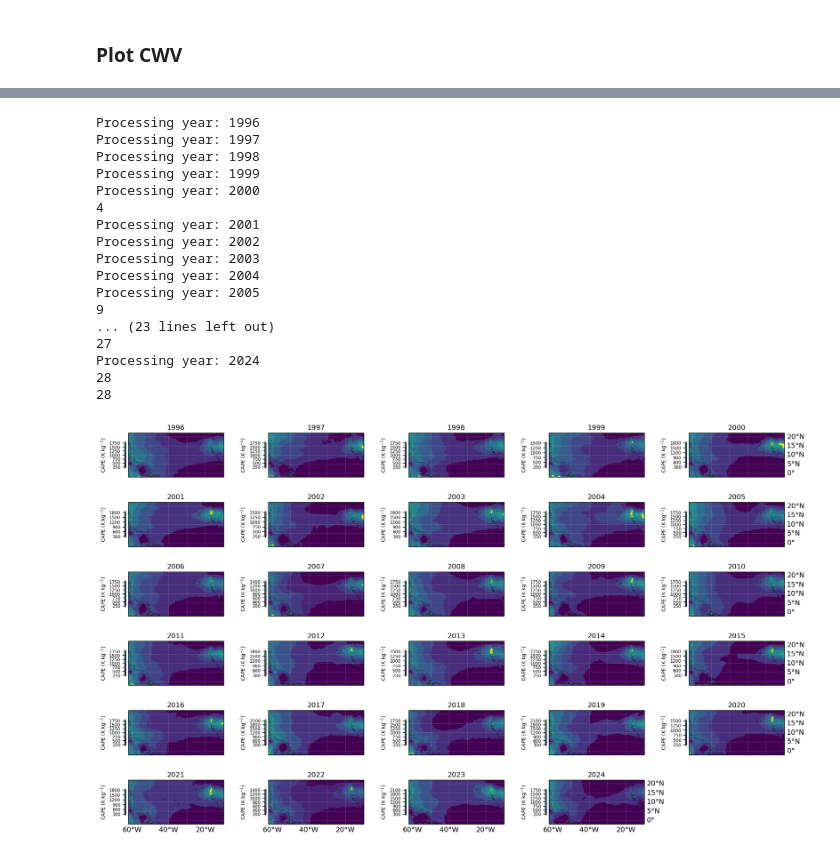
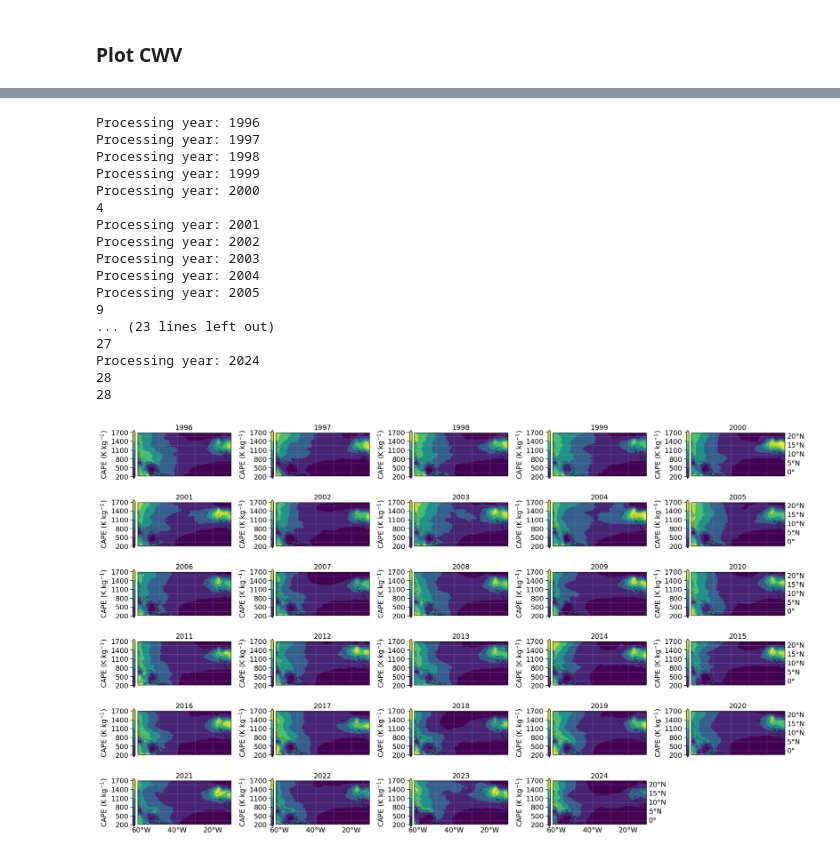
Before and after one commit to allison-wing/PICCOLO, a Jupyter notebook: plot_era5_spatial.ipynb, the cells around one changed output, grey strips where cells are left out. Saved outputs shown, nothing was run; the diff lists cells and outputs as text; code cells hidden in the pictures.

Commit message:
tweaking colorbars

```diff
--- a/plot_era5_spatial.ipynb
+++ b/plot_era5_spatial.ipynb
@@ -88,12 +88,12 @@ for yy in years:
     plt.contourf(cwv_yy_mean.longitude.values,
                  cwv_yy_mean.latitude.values,
                  cwv_yy_mean.tcwv.values,
-                 cmap = 'viridis',levels = np.arange(26, 60, 4)),extend='both')
+                 cmap = 'viridis',levels = np.arange(26, 60, 4),extend='both')
 
     cbar=plt.colorbar(location='left',orientation='vertical',shrink = 0.75, pad=0.02)
-    cbar.set_label('CWV (kg m$^{-2}$)',fontsize=10)
+    cbar.set_label('CWV (kg m$^{-2}$)',fontsize=14)
     cbar.set_ticks(np.arange(26, 60, 4))
-    cbar.set_ticklabels([f'{x:.0f}' for x in np.arange(26, 60, 4)],fontsize=18)
+    cbar.set_ticklabels([f'{x:.0f}' for x in np.arange(26, 60, 4)],fontsize=14)
 
     # Set the plot limits and title
     ax1.set_title(str(yy),size=14)
@@ -234,40 +234,40 @@ for yy in years:
     plt.contourf(cape_yy_mean.longitude.values,
                  cape_yy_mean.latitude.values,
                  cape_yy_mean.cape.values,
-                 cmap = 'viridis',levels=np.arange(200,2500,500),extend='both')
+                 cmap = 'viridis',levels=np.arange(200,2000,300),extend='both')
 
-    cbar=plt.colorbar(location='left',orientation='vertical',shrink = 0.8, pad=0.02)
-    cbar.set_label('CAPE (K kg$^{-1}$)',fontsize=10)
-    cbar.set_ticks(np.arange(200, 2500, 500))
-    cbar.set_ticklabels([f'{x:.0f}' for x in np.arange(200, 2500, 500)],fontsize=18)
+    cbar=plt.colorbar(location='left',orientation='vertical',shrink = 0.75, pad=0.02)
+    cbar.set_label('CAPE (K kg$^{-1}$)',fontsize=14)
+    cbar.set_ticks(np.arange(200, 2000, 300))
+    cbar.set_ticklabels([f'{x:.0f}' for x in np.arange(200, 2000, 300)],fontsize=14)
 
     # Set the plot limits and title
     ax1.set_title(str(yy),size=14)
     ax1.set_xlim(lonMin, lonMax)
     ax1.set_ylim(latMin, latMax)
 
     era5_cape.close()
     cape_yy.close()
     iyear=iyear+1
 
 sns.set_context('paper')
 plt.tight_layout()  # Adjust subplots to fit into figure area.
 # %% [output]
 Processing year: 1996
 Processing year: 1997
 Processing year: 1998
 Processing year: 1999
 Processing year: 2000
 4
 Processing year: 2001
 Processing year: 2002
 Processing year: 2003
 Processing year: 2004
 Processing year: 2005
 9
 ... (23 lines left out)
 27
 Processing year: 2024
 28
 28
-[figure, old version]
+[figure, new version]
```
Also changed, not shown: parts of 1 cell of this notebook.
